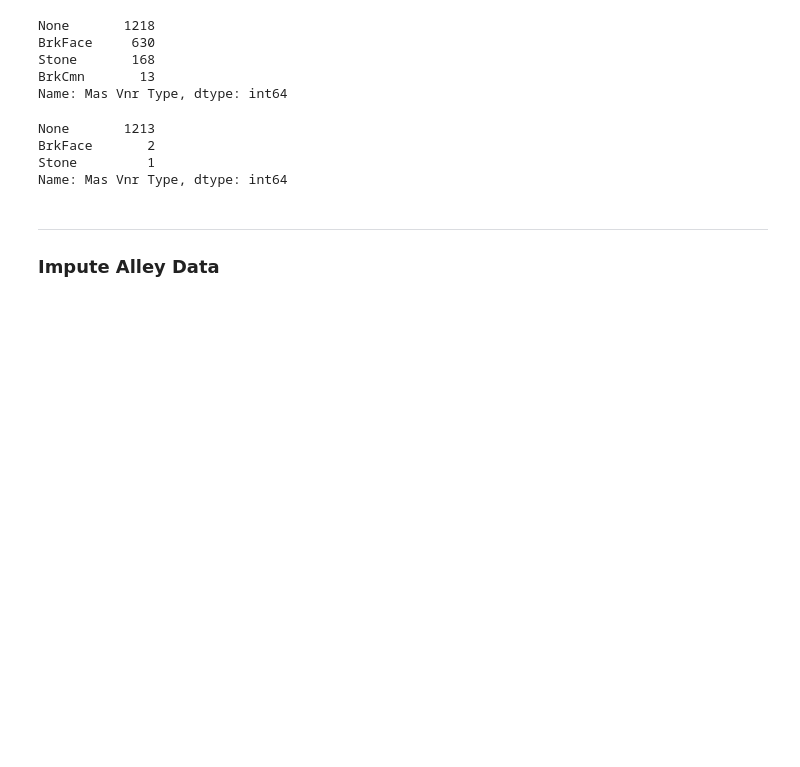
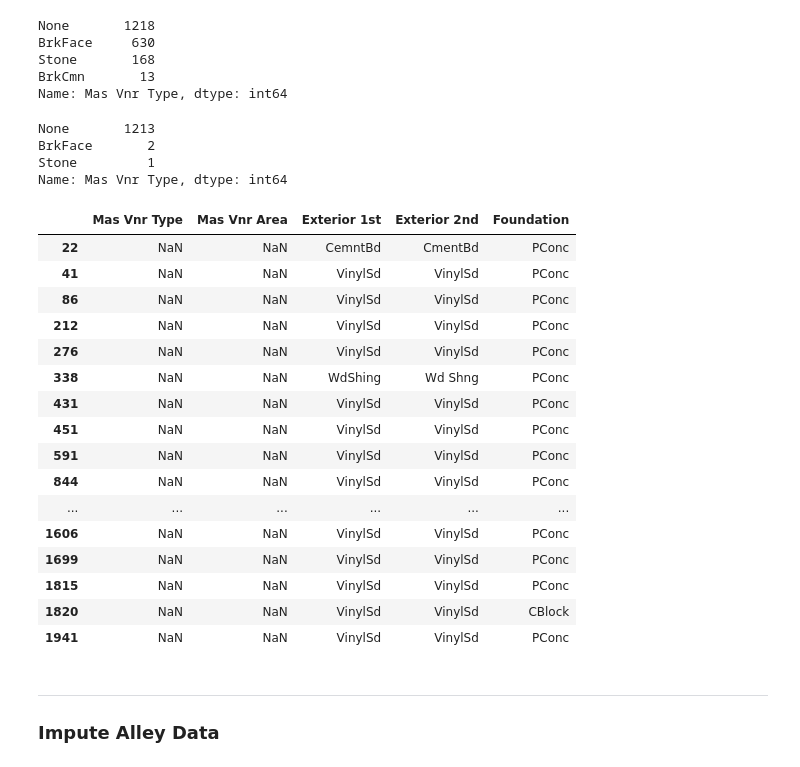
Before and after one commit to griffinbran/Real-Estate-Statistical-Modeling, a Jupyter notebook: code/01_EDA_and_Cleaning.ipynb, the cells around one changed output. Cells and saved outputs as stored; diff of their text form; code cells hidden in the pictures; blank space fills up the shorter version.

```diff
--- a/code/01_EDA_and_Cleaning.ipynb
+++ b/code/01_EDA_and_Cleaning.ipynb
@@ -143,6 +143,27 @@ None       1213
 BrkFace       2
 Stone         1
 Name: Mas Vnr Type, dtype: int64
+# %%
+# 22 missing 'Masonry' entries for both columns: Area and Type
+train_df[['Mas Vnr Type', 'Mas Vnr Area','Exterior 1st', 'Exterior 2nd', 'Foundation']][train_df['Mas Vnr Area'].isna()]
+# %% [output]
+|  | Mas Vnr Type | Mas Vnr Area | Exterior 1st | Exterior 2nd | Foundation |
+| 22 | NaN | NaN | CemntBd | CmentBd | PConc |
+| 41 | NaN | NaN | VinylSd | VinylSd | PConc |
+| 86 | NaN | NaN | VinylSd | VinylSd | PConc |
+| 212 | NaN | NaN | VinylSd | VinylSd | PConc |
+| 276 | NaN | NaN | VinylSd | VinylSd | PConc |
+| 338 | NaN | NaN | WdShing | Wd Shng | PConc |
+| 431 | NaN | NaN | VinylSd | VinylSd | PConc |
+| 451 | NaN | NaN | VinylSd | VinylSd | PConc |
+| 591 | NaN | NaN | VinylSd | VinylSd | PConc |
+| 844 | NaN | NaN | VinylSd | VinylSd | PConc |
+| ... | ... | ... | ... | ... | ... |
+| 1606 | NaN | NaN | VinylSd | VinylSd | PConc |
+| 1699 | NaN | NaN | VinylSd | VinylSd | PConc |
+| 1815 | NaN | NaN | VinylSd | VinylSd | PConc |
+| 1820 | NaN | NaN | VinylSd | VinylSd | CBlock |
+| 1941 | NaN | NaN | VinylSd | VinylSd | PConc |
 # %% [markdown]
 ---
 ### Impute Alley Data
```
Also changed, not shown: 1 other file.
